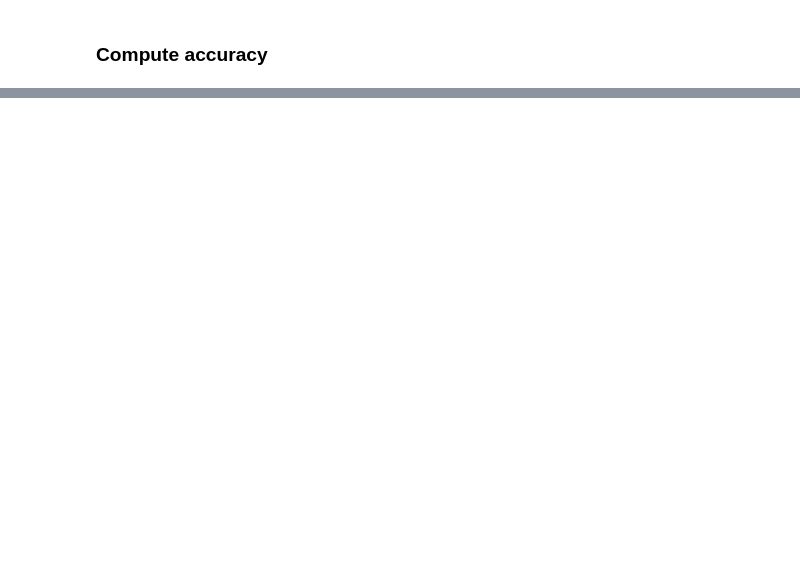
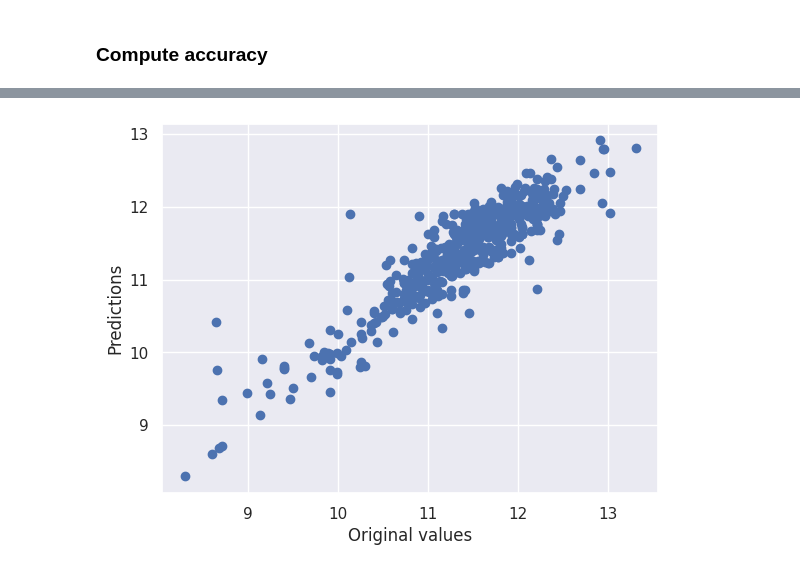
Before and after one commit to Byoskill/amplify-elb-blog, a Jupyter notebook: backend/jupyterPrediction.ipynb, the cells around one changed output, grey strips where cells are left out. Cells and saved outputs as stored; diff of their text form; code cells hidden in the pictures; blank space fills up the shorter version.

```diff
--- a/backend/jupyterPrediction.ipynb
+++ b/backend/jupyterPrediction.ipynb
@@ -37,13 +10,33 @@ import numpy as np
 import pandas as pd
 import seaborn as sns
 import matplotlib.pyplot as plt
-from sklearn import preprocessing, svm
+from sklearn import svm
+
+#from xgboost import XGBRegressor
+from sklearn.compose import make_column_selector
+from sklearn.compose import make_column_transformer
+from sklearn.ensemble import HistGradientBoostingRegressor
+from sklearn.ensemble import RandomForestRegressor, StackingRegressor
+from sklearn.impute import SimpleImputer
+from sklearn.linear_model import Lasso, LassoCV, RidgeCV, ElasticNet
+from sklearn.linear_model import LinearRegression,BayesianRidge
+from sklearn.linear_model import Ridge
+from sklearn.linear_model import RidgeCV
+from sklearn.metrics import r2_score,root_mean_squared_log_error
 from sklearn.model_selection import train_test_split
-from sklearn.linear_model import LinearRegression
-from sklearn import datasets, linear_model
-from sklearn.preprocessing import LabelEncoder, OneHotEncoder
-from sklearn.metrics import mean_squared_error, r2_score,root_mean_squared_log_error
-from sklearn.model_selection import train_test_split
+from sklearn.neighbors import KNeighborsRegressor
+from sklearn.pipeline import make_pipeline
+from sklearn.preprocessing import LabelEncoder
+from sklearn.preprocessing import OneHotEncoder, StandardScaler
+from sklearn.preprocessing import OrdinalEncoder
+from sklearn.preprocessing import PowerTransformer,StandardScaler
+from sklearn.svm import LinearSVR
+from sklearn.svm import SVR
+from sklearn.tree import DecisionTreeRegressor
+import plotly.express as px
+sns.set_theme()
+import warnings
+warnings.filterwarnings('ignore')
 # %% [markdown]
 ## Loading and Cleaning datasets
 
@@ -347,0 +250,10 @@ g = sns.jointplot(x="Expected", y="Prediction", data=data,
+# %%
+reg=LinearRegression()
+reg.fit(X_train, y_train)
+yhat = reg.predict(X_train)
+plt.scatter(y_train, yhat)
+plt.xlabel('Original values')
+plt.ylabel('Predictions')
+plt.show()
+# %% [output]
+[figure, added]
```
Also changed, not shown: parts of 23 cells of this notebook, 3 other files.
